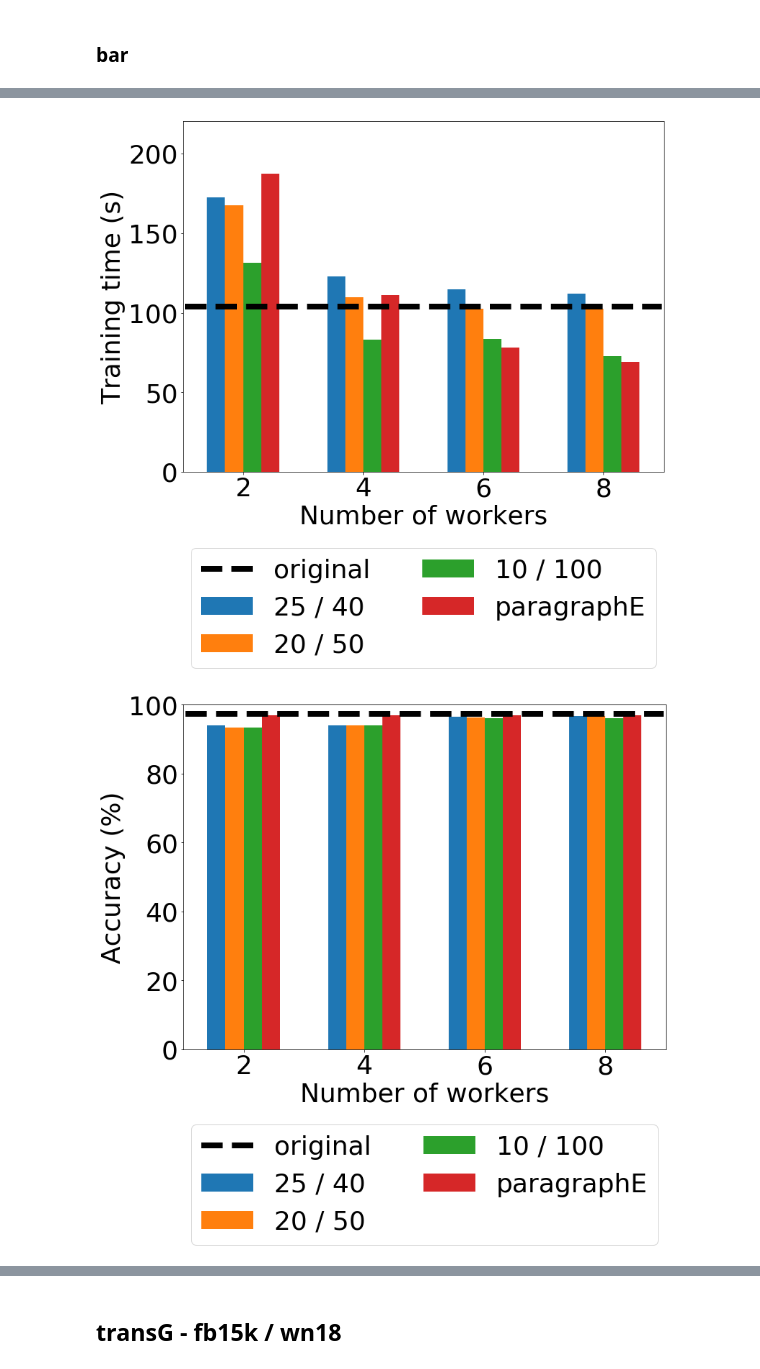
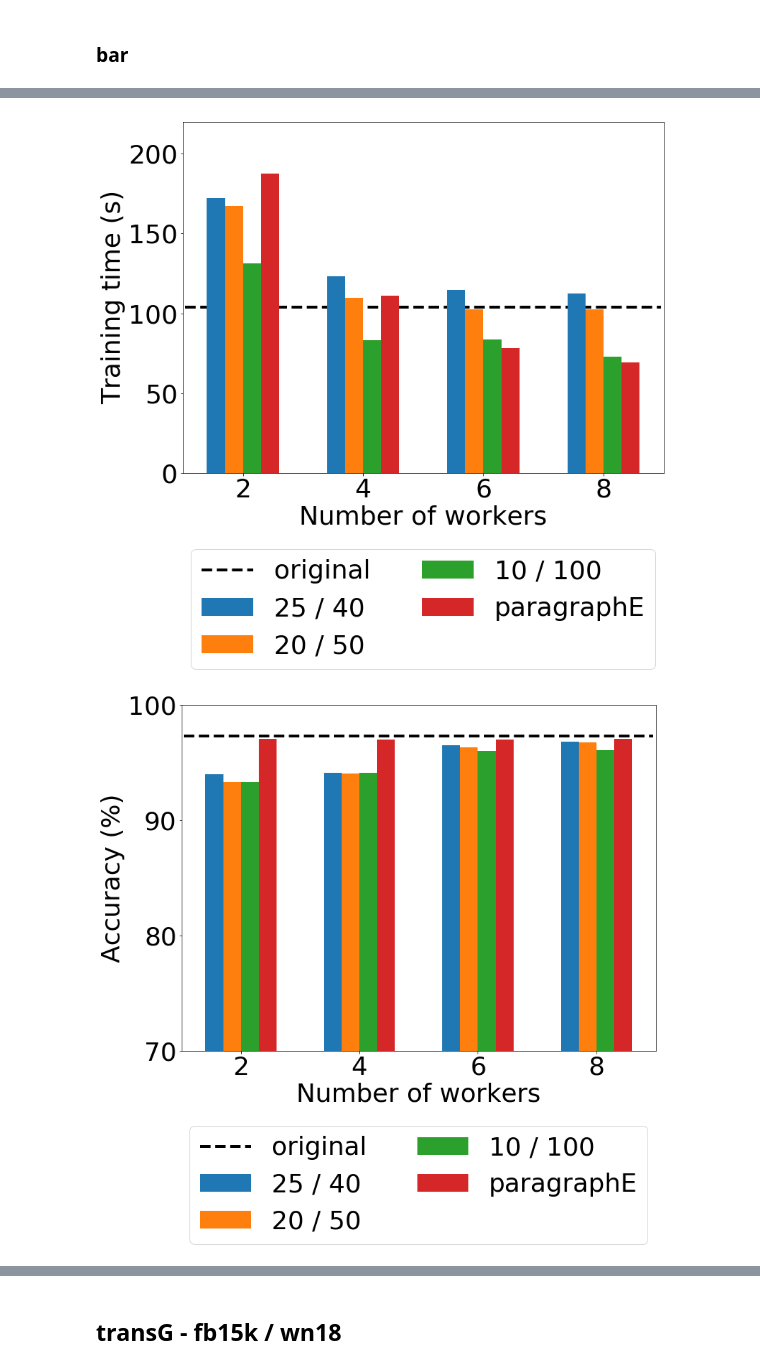
Before and after one commit to ahnjaewoo/Embedding, a Jupyter notebook: figures/figures.ipynb, the cells around one changed output, grey strips where cells are left out. Drawn from its saved outputs; the diff is of its cells as text; code cells hidden in the pictures.

```diff
--- a/figures/figures.ipynb
+++ b/figures/figures.ipynb
@@ -149,7 +180,7 @@ ax.bar(num_workers - 0.45, wn18_25_40, width = 0.3, label = '25 / 40')
 ax.bar(num_workers - 0.15, wn18_20_50, width = 0.3, label = '20 / 50')
 ax.bar(num_workers + 0.15, wn18_10_100, width = 0.3, label = '10 / 100')
 ax.bar(num_workers +  0.45, wn18_baseline, width = 0.3, label = 'paragraphE')
-ax.plot(ax.get_xlim(), [wn18_single, wn18_single], c = 'k', linestyle = '--', label = 'original', lw = 8)
+ax.plot(ax.get_xlim(), [wn18_single, wn18_single], c = 'k', linestyle = '--', label = 'original', lw = 4, zorder = -1)
 ax.set_xlabel('Number of workers')
 ax.set_ylabel('Training time (s)')
 legend = ax.legend(loc = 'upper center', bbox_to_anchor = (0.5, -0.18), fancybox = True, ncol = 2)
@@ -158,41 +189,41 @@ ax.set_yticks(np.arange(0, 220, 50))
 ax.set_xlim(1, 9)
 ax.set_ylim(0, 220)
 
-plt.tight_layout()
+#plt.tight_layout()
 plt.savefig('./bar_traintime_transe_wn18.pdf', dpi = 300, quality = 100, bbox_extra_artists = (legend,), bbox_inches = 'tight')
 plt.show()
 # %% [output]
-[figure, old version]
+[figure, new version]
 # %%
 # accuracy wn18
 num_workers = np.array([2, 4, 6, 8])
 
 wn18_25_40 = np.array([0.9395, 0.9408, 0.9646, 0.9681]) * 100
 wn18_20_50 = np.array([0.933, 0.9406, 0.963, 0.9675]) * 100
 wn18_10_100 = np.array([0.9332, 0.9409, 0.96, 0.9607]) * 100
 wn18_baseline = np.array([97.01, 96.95, 97, 97.01])
 wn18_single = 0.9727 * 100
 
 fig, ax = plt.subplots(1, 1, figsize = (12, 9))
 
 ax.bar(num_workers - 0.45, wn18_25_40, width = 0.3, label = '25 / 40')
 ax.bar(num_workers - 0.15, wn18_20_50, width = 0.3, label = '20 / 50')
 ax.bar(num_workers + 0.15, wn18_10_100, width = 0.3, label = '10 / 100')
 ax.bar(num_workers +  0.45, wn18_baseline, width = 0.3, label = 'paragraphE')
-ax.plot(ax.get_xlim(), [wn18_single, wn18_single], c = 'k', linestyle = '--', label = 'original', lw = 8)
+ax.plot(ax.get_xlim(), [wn18_single, wn18_single], c = 'k', linestyle = '--', label = 'original', lw = 4, zorder = -1)
 ax.set_xlabel('Number of workers')
 ax.set_ylabel('Accuracy (%)')
 legend = ax.legend(loc = 'upper center', bbox_to_anchor = (0.5, -0.18), fancybox = True, ncol = 2)
 ax.set_xticks(num_workers)
-ax.set_yticks(np.arange(0, 101, 20))
+ax.set_yticks(np.arange(0, 101, 10))
 ax.set_xlim(1, 9)
-ax.set_ylim(0, 100)
+ax.set_ylim(70, 100)
 
-plt.tight_layout()
+#plt.tight_layout()
 plt.savefig('./bar_accuracy_transe_wn18.pdf', dpi = 300, quality = 100, bbox_extra_artists = (legend,), bbox_inches = 'tight')
 plt.show()
 # %% [output]
-[figure, old version]
+[figure, new version]
 # %%
 # BestHITS wn18
 num_workers = np.array([2, 4, 6, 8])
```
Also changed, not shown: parts of 24 cells of this notebook, 32 other files.
